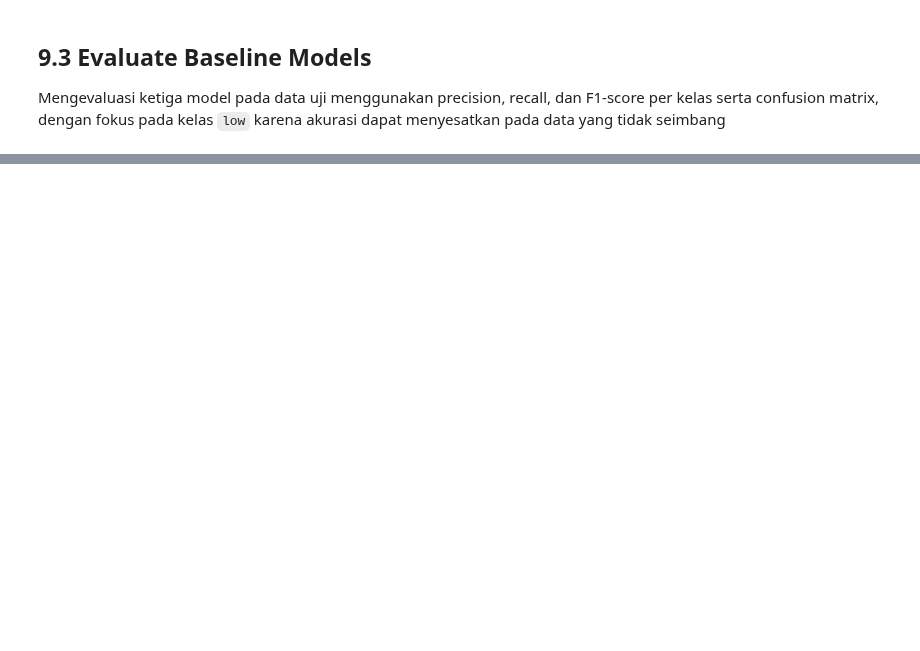
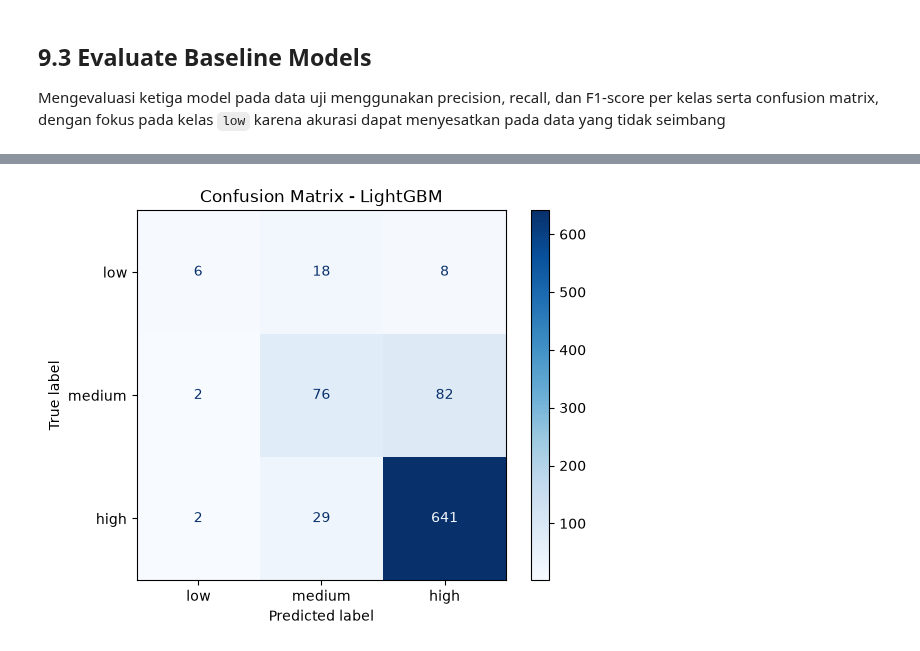
Before and after one commit to sirly82/visibility-project, a Jupyter notebook: Visibility_Prediction.ipynb, the cells around one changed output, grey strips where cells are left out. Saved outputs shown, nothing was run; the diff lists cells and outputs as text; code cells hidden in the pictures; blank space fills up the shorter version.

```diff
--- a/Visibility_Prediction.ipynb
+++ b/Visibility_Prediction.ipynb
@@ -1375,0 +1405,9 @@ y_pred_rf = rf_model.predict(X_test)
+# %%
+lgb_model = LGBMClassifier(
+    class_weight=class_weight_enc,
+    random_state=42,
+    n_jobs=-1,
+    verbose=-1
+)
+# %%
+lgb_model.fit(X_train, y_train_enc)
@@ -1376,3 +1419,5 @@ y_pred_rf = rf_model.predict(X_test)
+# %%
+y_pred_lgb = lgb_model.predict(X_test)
 # %% [markdown]
 ## 9.3 Evaluate Baseline Models
 
@@ -1379,0 +1504,6 @@ Mengevaluasi ketiga model pada data uji menggunakan precision, recall, dan F1-sc
+# %%
+ConfusionMatrixDisplay.from_predictions(y_test_enc, y_pred_lgb, display_labels=label_names, cmap='Blues')
+plt.title('Confusion Matrix - LightGBM')
+plt.show()
+# %% [output]
+[figure, added]
```
Also changed, not shown: parts of 18 cells of this notebook, 1 other file.
